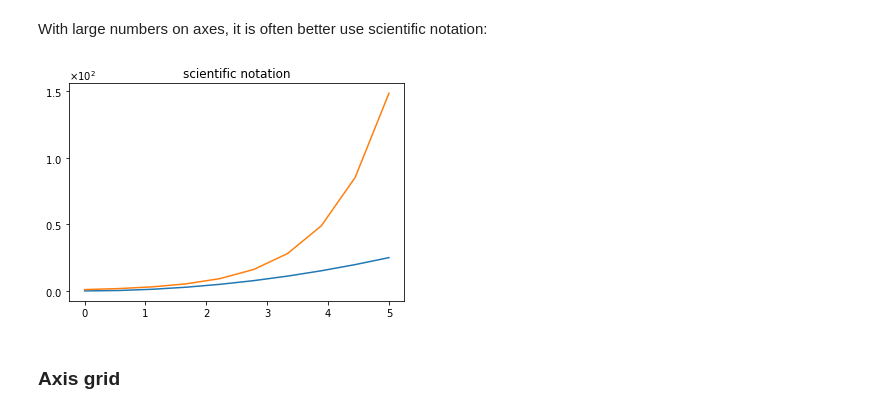
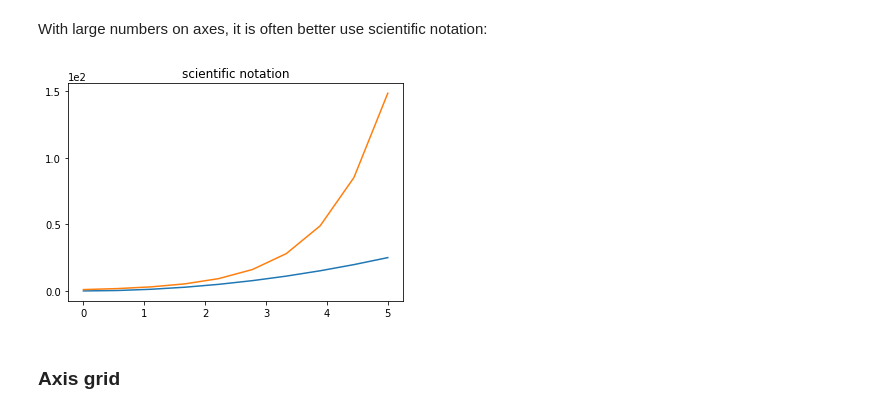
Before and after one commit to jinlin82/2020-python-learning-master, a Jupyter notebook: Week5-Matplotlib/lmk/matplotlib_exercises/3-Matplotlib-excercises.ipynb, the cells around one changed output. Drawn from its saved outputs; the diff is of its cells as text; code cells hidden in the pictures.

```diff
--- a/Week5-Matplotlib/lmk/matplotlib_exercises/3-Matplotlib-excercises.ipynb
+++ b/Week5-Matplotlib/lmk/matplotlib_exercises/3-Matplotlib-excercises.ipynb
@@ -287,11 +288,11 @@ With large numbers on axes, it is often better use scientific notation:
 # %%
 fig,ax=plt.subplots(1,1)
 ax.plot(x,x**2,x,np.exp(x))
 ax.set_yticks([0,50,100,150])
 ax.set_title('scientific notation')
-### yticks科学计数法
+ax.ticklabel_format(axis="y", style="sci", scilimits=(0,0)) # yticks的range不全在scilimits范围内则使用科学计数法，(0,0)表示对所有数使用计数法
 # %% [output]
-[figure, old version]
+[figure, new version]
 # %% [markdown]
 ### Axis grid
 # %% [markdown]
```
Also changed, not shown: parts of 5 cells of this notebook, 6 other files.
